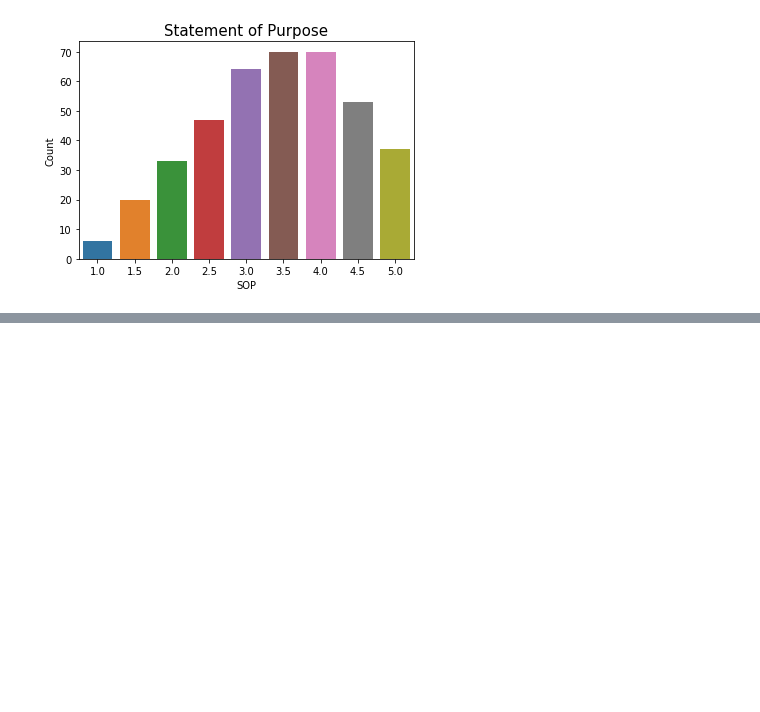
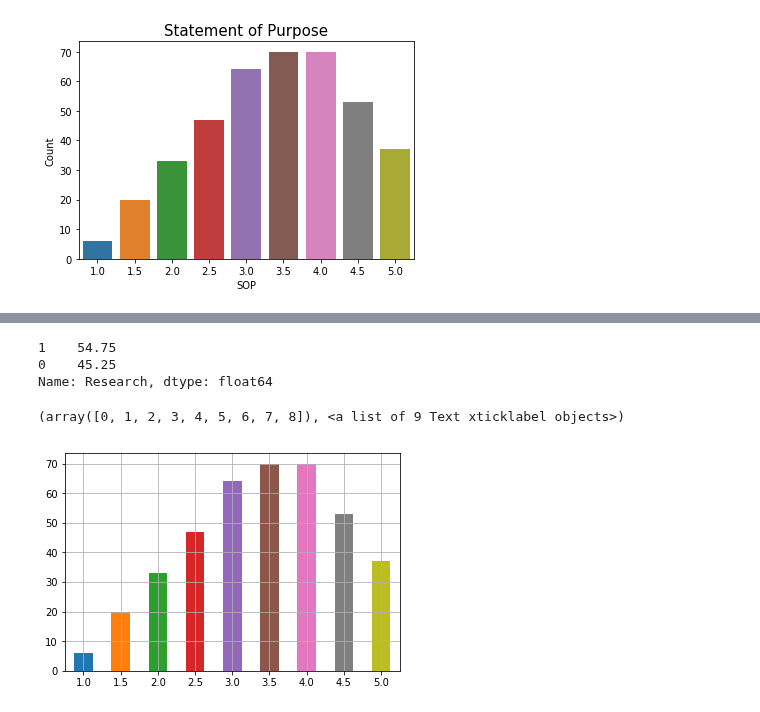
Before and after one commit to SANYAM1996/scatter-plotter, a Jupyter notebook: Graduate_admission.ipynb, the cells around one changed output, grey strips where cells are left out. Drawn from its saved outputs; the diff is of its cells as text; code cells hidden in the pictures; blank space fills up the shorter version.

```diff
--- a/Graduate_admission.ipynb
+++ b/Graduate_admission.ipynb
@@ -187,0 +221,16 @@ plt.show()
+# %%
+data['Research'].value_counts() *100/len(data)
+# %% [output]
+1    54.75
+0    45.25
+Name: Research, dtype: float64
+# %%
+%matplotlib inline
+alpha_color = 0.5
+data['SOP'].value_counts().sort_index().plot(kind = 'bar')
+
+plt.grid(True)
+plt.xticks(rotation = 0)
+# %% [output]
+(array([0, 1, 2, 3, 4, 5, 6, 7, 8]), <a list of 9 Text xticklabel objects>)
+[figure, added]
```
Also changed, not shown: parts of 11 cells of this notebook.
